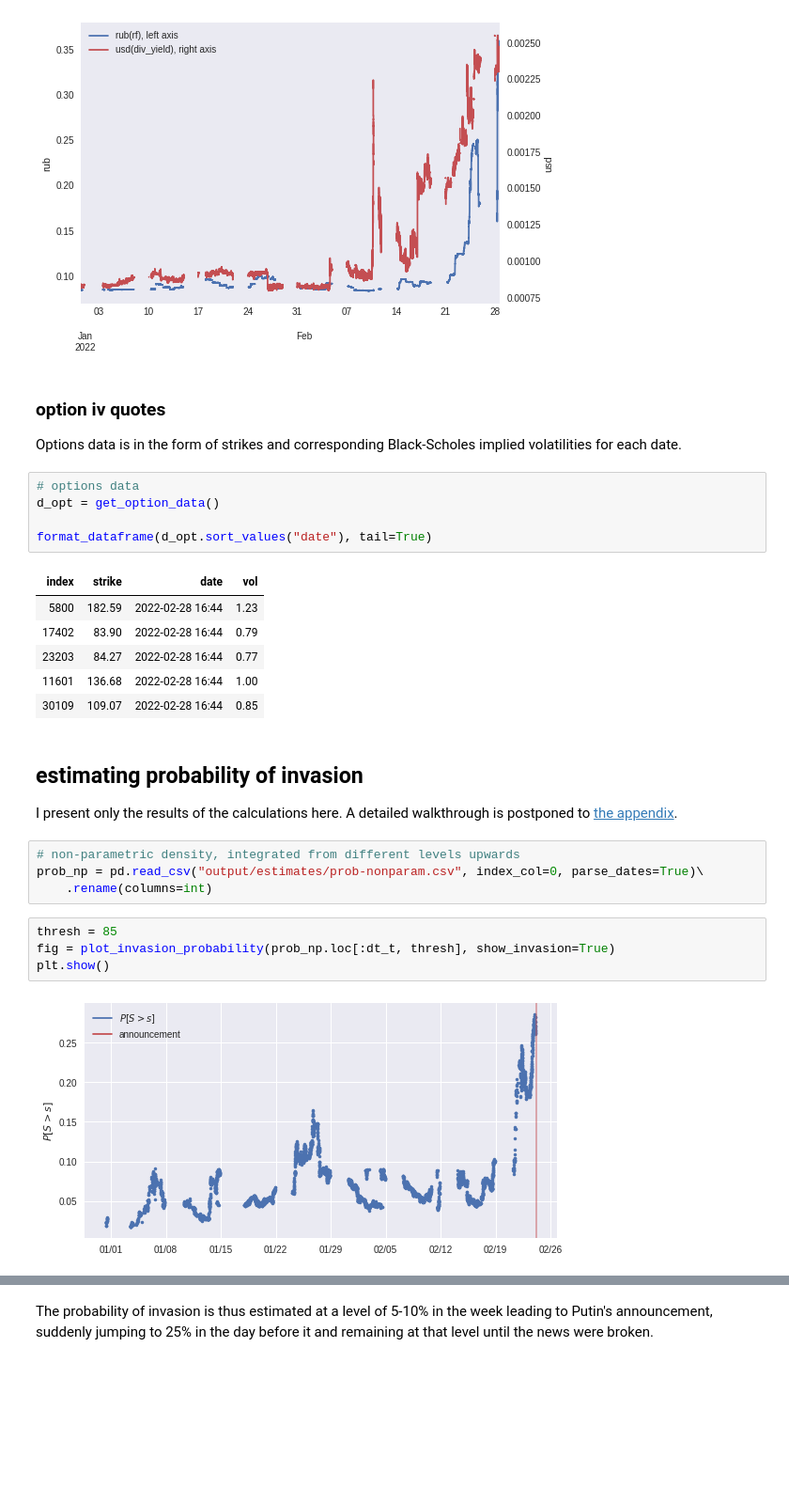
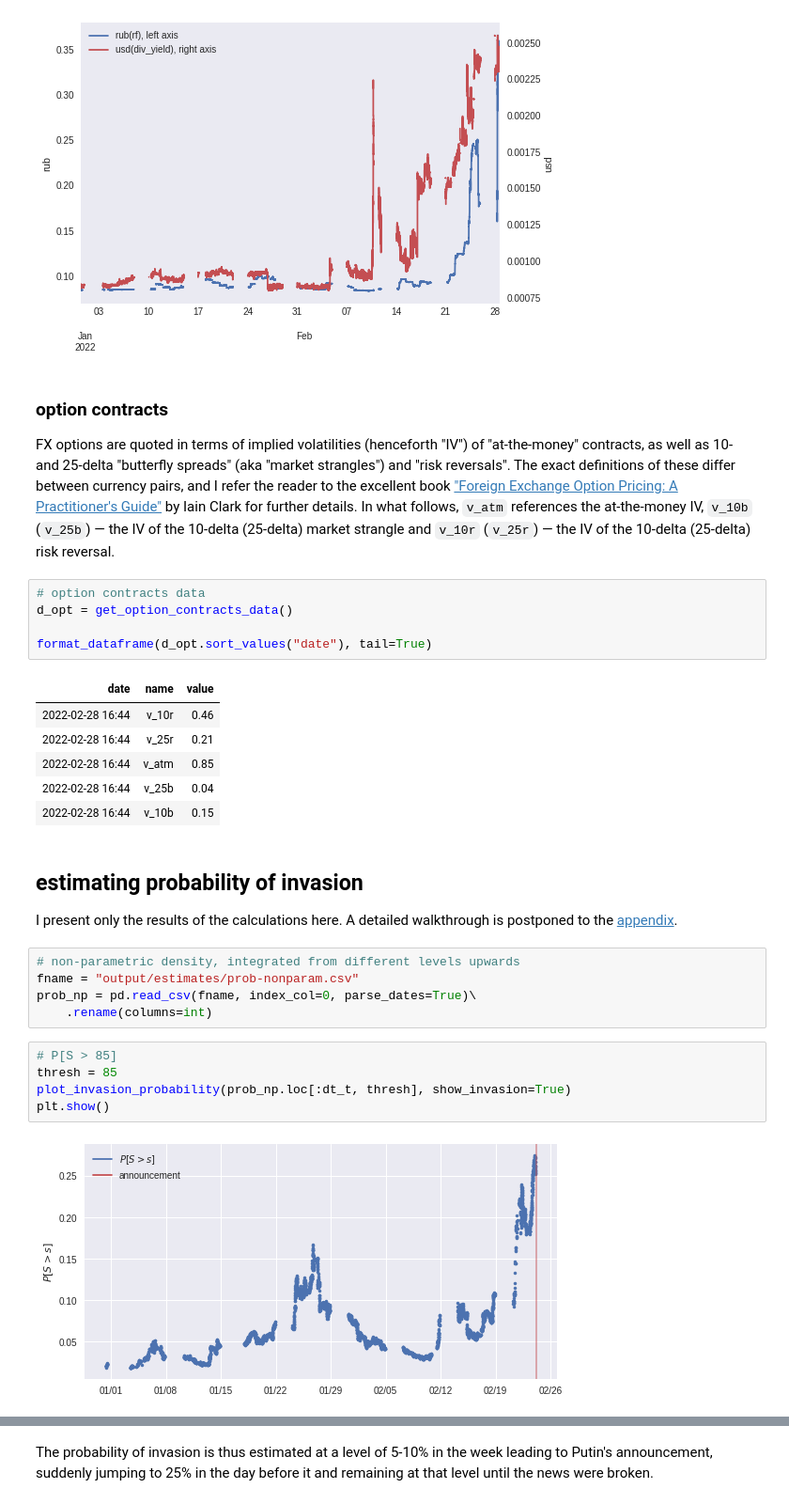
Before and after one commit to ipozdeev/fx-options-ukraine-war, a Jupyter notebook: walkthrough.ipynb, the cells around one changed output, grey strips where cells are left out. Shown at 94% size. Cells and saved outputs as stored; diff of their text form; blank space fills up the shorter version.

Commit message:
change to sabr-based estimates

```diff
--- a/walkthrough.ipynb
+++ b/walkthrough.ipynb
@@ -154,32 +152,34 @@ plt.show()
 # %% [output]
 [figure]
 # %% [markdown]
-### option iv quotes
+### option contracts
 
-Options data is in the form of strikes and corresponding Black-Scholes implied volatilities for each date.
+FX options are quoted in terms of implied volatilities (henceforth "IV") of "at-the-money" contracts, as well as 10- and 25-delta "butterfly spreads" (aka "market strangles") and "risk reversals". The exact definitions of these differ between currency pairs, and I refer the reader to the excellent book ["Foreign Exchange Option Pricing: A Practitioner's Guide"](https://books.google.ch/books?id=7vua-0-2sgMC&redir_esc=y) by Iain Clark for further details. In what follows, `v_atm` references the at-the-money IV, `v_10b` (`v_25b`) &mdash; the IV of the 10-delta (25-delta) market strangle and `v_10r` (`v_25r`) &mdash; the IV of the 10-delta (25-delta) risk reversal.
 # %%
-# options data
-d_opt = get_option_data()
+# option contracts data
+d_opt = get_option_contracts_data()
 
 format_dataframe(d_opt.sort_values("date"), tail=True)
 # %% [output]
-| index | strike | date | vol |
-| 5800 | 182.59 | 2022-02-28 16:44 | 1.23 |
-| 17402 | 83.90 | 2022-02-28 16:44 | 0.79 |
-| 23203 | 84.27 | 2022-02-28 16:44 | 0.77 |
-| 11601 | 136.68 | 2022-02-28 16:44 | 1.00 |
-| 30109 | 109.07 | 2022-02-28 16:44 | 0.85 |
+| date | name | value |
+| 2022-02-28 16:44 | v_10r | 0.46 |
+| 2022-02-28 16:44 | v_25r | 0.21 |
+| 2022-02-28 16:44 | v_atm | 0.85 |
+| 2022-02-28 16:44 | v_25b | 0.04 |
+| 2022-02-28 16:44 | v_10b | 0.15 |
 # %% [markdown]
 ## estimating probability of invasion
-I present only the results of the calculations here. A detailed walkthrough is postponed to [the appendix](#walkthrough-non-parametric).
+I present only the results of the calculations here. A detailed walkthrough is postponed to the [appendix](#walkthrough-non-parametric).
 # %%
 # non-parametric density, integrated from different levels upwards
-prob_np = pd.read_csv("output/estimates/prob-nonparam.csv", index_col=0, parse_dates=True)\
+fname = "output/estimates/prob-nonparam.csv"
+prob_np = pd.read_csv(fname, index_col=0, parse_dates=True)\
     .rename(columns=int)
 # %%
+# P[S > 85]
 thresh = 85
-fig = plot_invasion_probability(prob_np.loc[:dt_t, thresh], show_invasion=True)
+plot_invasion_probability(prob_np.loc[:dt_t, thresh], show_invasion=True)
 plt.show()
 # %% [output]
-[figure, old version]
+[figure, new version]
 # %%
```
Also changed, not shown: parts of 36 cells of this notebook, 2 other files.
